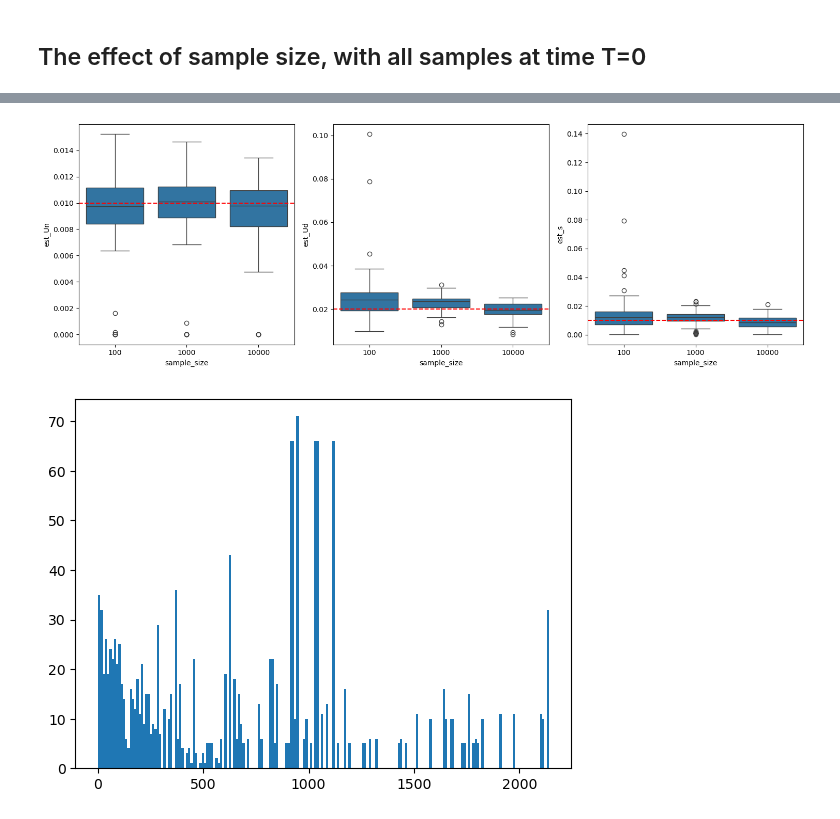
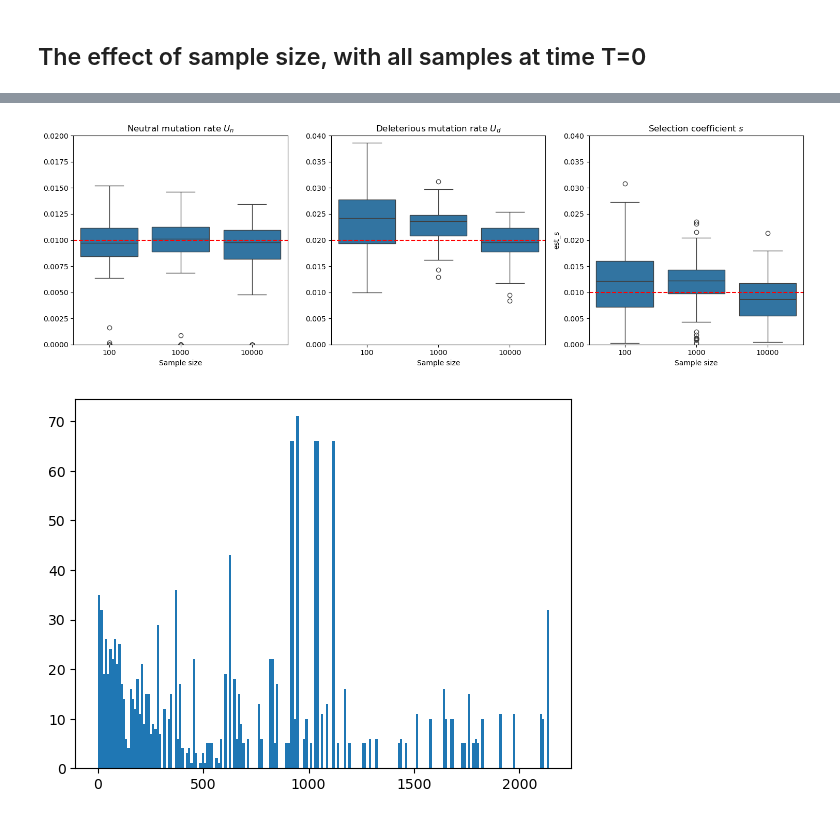
Before and after one commit to regevs/dated_selection, a Jupyter notebook: notebooks/20231103_simple_selection_estimator.ipynb, the cells around one changed output, grey strips where cells are left out. Cells and saved outputs as stored; diff of their text form; code cells hidden in the pictures.

```diff
--- a/notebooks/20231103_simple_selection_estimator.ipynb
+++ b/notebooks/20231103_simple_selection_estimator.ipynb
@@ -64,11 +64,11 @@ def optimize_me(filename, sample_size):
         filename = filename,
         n_samples_per_time = [sample_size],
         sample_times = [0],
-        neutral_mutation_rate_per_genome = 1e-2,
+        neutral_mutation_rate_per_genome = 0,
         random_seed = 42,
     )
 
-    return estimators.better_composite_likelihood(ts, mutation_times_known=False).x
+    return estimators.better_composite_likelihood(ts, mutation_times_known=True).x
 
 res = {}
 for sample_size in [100, 1000, 10000]:
@@ -105,21 +107,30 @@ res_df = pd.DataFrame(rows, columns=["sample_size", "repeat", "est_Un", "est_Ud"
 # %%
 fig, axs = plt.subplots(1, 3, figsize=(15, 5))
 
 sns.boxplot(res_df, x="sample_size", y="est_Un", ax=axs[0]);
 axs[0].axhline(0.01, color="red", ls="--");
-#axs[0].set_ylim(0, 0.04);
+axs[0].set_ylim(0, 0.02);
+axs[0].set_xlabel("Sample size");
+axs[0].set_ylabel("");
+axs[0].set_title("Neutral mutation rate $U_n$");
 
 sns.boxplot(res_df, x="sample_size", y="est_Ud", ax=axs[1]);
 axs[1].axhline(0.02, color="red", ls="--");
-#axs[1].set_ylim(0, 0.04);
+axs[1].set_ylim(0, 0.04);
+axs[1].set_xlabel("Sample size");
+axs[1].set_ylabel("");
+axs[1].set_title("Deleterious mutation rate $U_d$");
 
 sns.boxplot(res_df, x="sample_size", y="est_s", ax=axs[2]);
 axs[2].axhline(0.01, color="red", ls="--");
-#axs[2].set_ylim(0, 0.04);
+axs[2].set_ylim(0, 0.04);
+axs[2].set_xlabel("Sample size");
+axs[1].set_ylabel("");
+axs[2].set_title("Selection coefficient $s$");
 
 plt.tight_layout()
 # %% [output]
-[figure, old version]
+[figure, new version]
 # %%
 ts = loader.load_tree_sequence_from_slim(
     filename = filenames[23],
```
Also changed, not shown: parts of 5 cells of this notebook, 11 other files.
